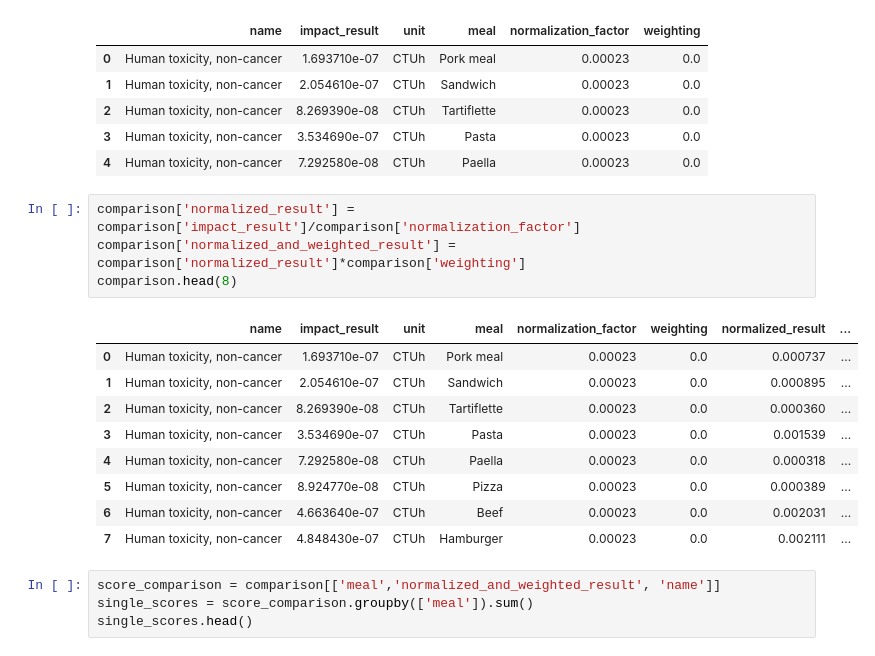
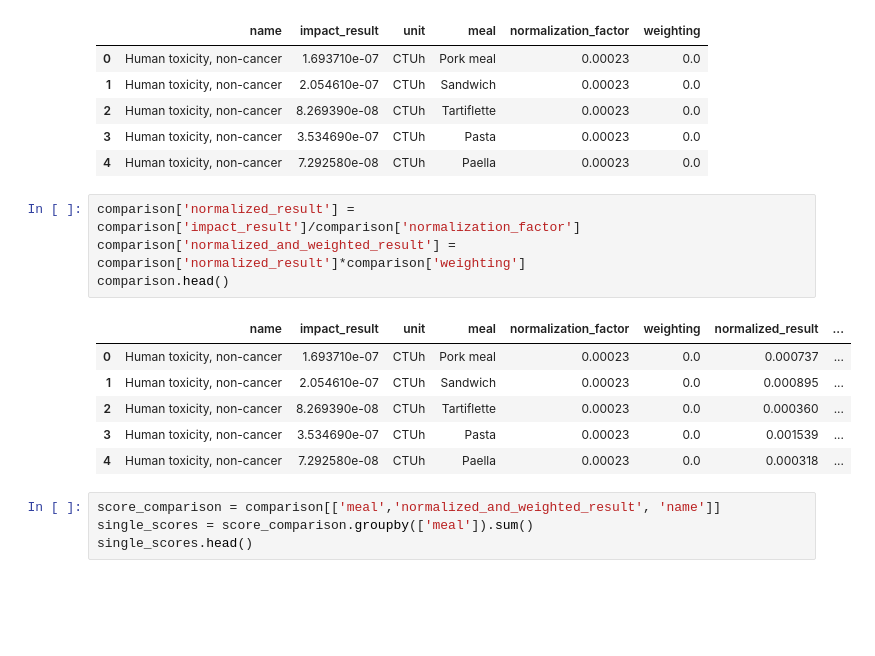
Before and after one commit to matthieu-str/ecolens, a Jupyter notebook: LCA_tool_example01.ipynb, the cells around one changed output. Drawn from its saved outputs; the diff is of its cells as text; blank space fills up the shorter version.

```diff
--- a/LCA_tool_example01.ipynb
+++ b/LCA_tool_example01.ipynb
@@ -261,17 +251,14 @@ comparison.head()
 # %%
 comparison['normalized_result'] = comparison['impact_result']/comparison['normalization_factor']
 comparison['normalized_and_weighted_result'] = comparison['normalized_result']*comparison['weighting']
-comparison.head(8)
+comparison.head()
 # %% [output]
 |  | name | impact_result | unit | meal | normalization_factor | weighting | normalized_result | ... |
 | 0 | Human toxicity, non-cancer | 1.693710e-07 | CTUh | Pork meal | 0.00023 | 0.0 | 0.000737 | ... |
 | 1 | Human toxicity, non-cancer | 2.054610e-07 | CTUh | Sandwich | 0.00023 | 0.0 | 0.000895 | ... |
 | 2 | Human toxicity, non-cancer | 8.269390e-08 | CTUh | Tartiflette | 0.00023 | 0.0 | 0.000360 | ... |
 | 3 | Human toxicity, non-cancer | 3.534690e-07 | CTUh | Pasta | 0.00023 | 0.0 | 0.001539 | ... |
 | 4 | Human toxicity, non-cancer | 7.292580e-08 | CTUh | Paella | 0.00023 | 0.0 | 0.000318 | ... |
-| 5 | Human toxicity, non-cancer | 8.924770e-08 | CTUh | Pizza | 0.00023 | 0.0 | 0.000389 | ... |
-| 6 | Human toxicity, non-cancer | 4.663640e-07 | CTUh | Beef | 0.00023 | 0.0 | 0.002031 | ... |
-| 7 | Human toxicity, non-cancer | 4.848430e-07 | CTUh | Hamburger | 0.00023 | 0.0 | 0.002111 | ... |
 # %%
 score_comparison = comparison[['meal','normalized_and_weighted_result', 'name']]
 single_scores = score_comparison.groupby(['meal']).sum()
```
Also changed, not shown: parts of 9 cells of this notebook, 2 other files.
